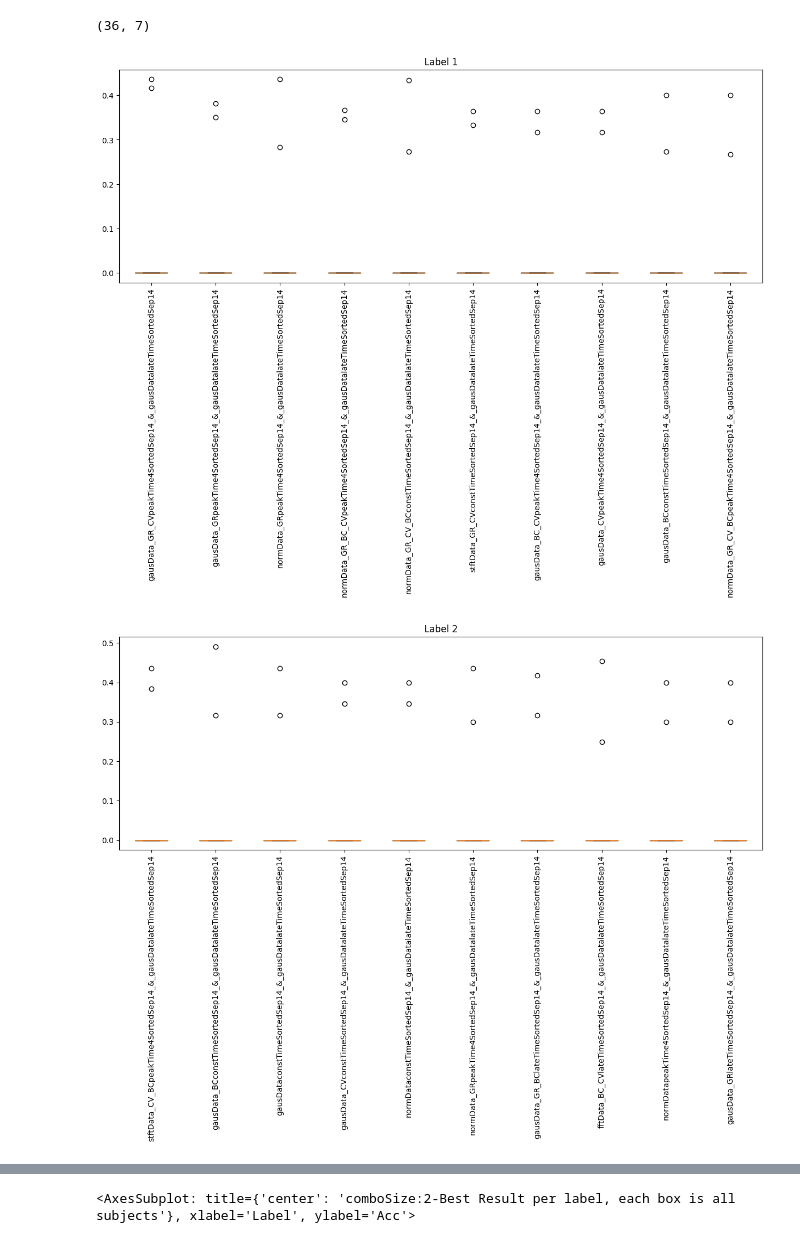
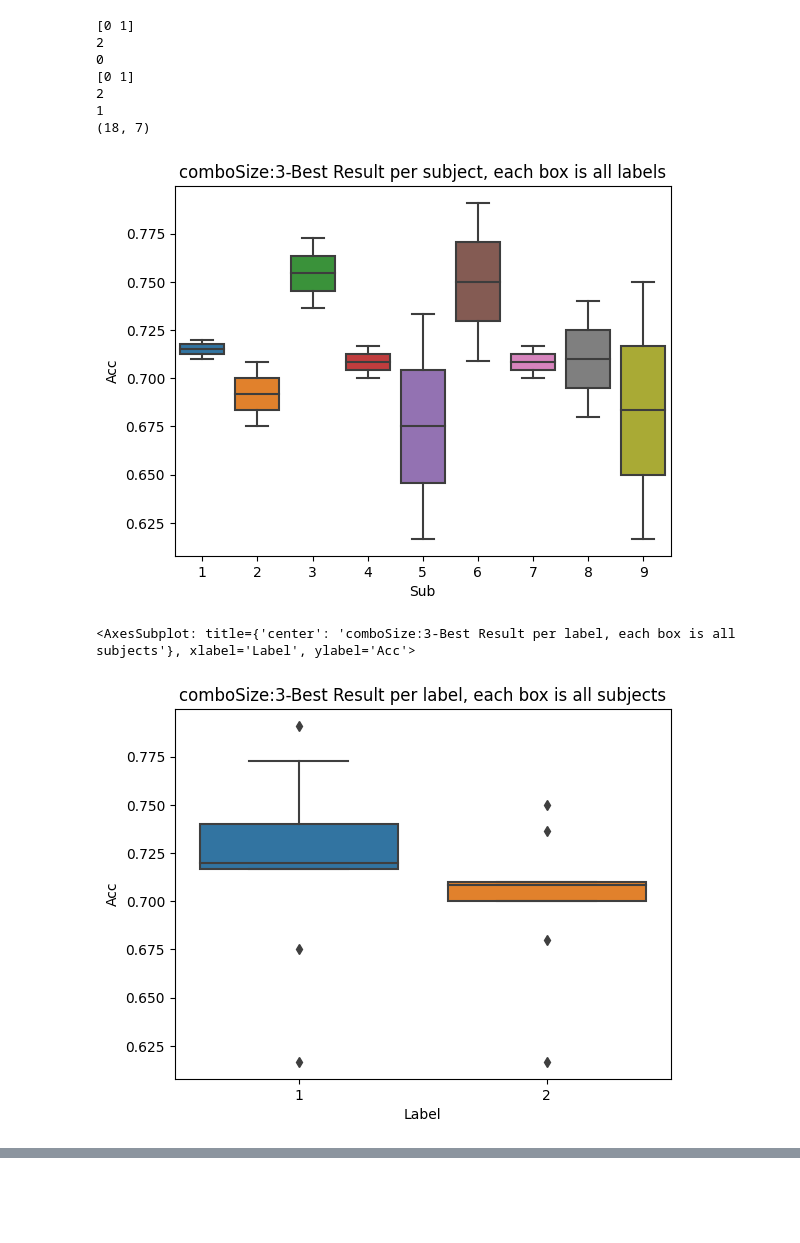
Before and after one commit to JuliaAlmaLuna/InnerSpeechEEGDecoding, a Jupyter notebook: makeTables.ipynb, the cells around one changed output, grey strips where cells are left out. Saved outputs shown, nothing was run; the diff lists cells and outputs as text; code cells hidden in the pictures; blank space fills up the shorter version.

Commit message:
PlotsAndTooGoodAccAgain

```diff
--- a/makeTables.ipynb
+++ b/makeTables.ipynb
@@ -13,16 +13,21 @@ import os
 saveFolderName = "peak"
 genSavePath = f"{os.getcwd()}/SavedResults/"
 # %%
+import paradigmSetting
+day = "01" # Which month and days result you want to visualize in table
+month = 12
+# paradigm = paradigmSetting.upDownRightLeftVis()
+#paradigm = paradigmSetting.rightLeftVis()
+paradigm = paradigmSetting.upDownVis()
+nrOfLabels = 2
 
-day = "30" # Which month and days result you want to visualize in table
-month = 11
+paraName = paradigm[0]
+cmbSize = 3
+repetitionValue = 46
+featureSelect = "OnlySepOnlyCurr01th"
 
-paraName = "udrlI"
-cmbSize = 2
-repetitionValue = 41
-featureSelect = "OnlySepOnlyCurr01th"
-labels = np.arange(4)
-saveTop = False
+labels = np.arange(nrOfLabels)
+saveTop = True
 # %%
 repetitionName = f"{paraName}{cmbSize}c{featureSelect}" #"debuggingOnlyCurrthreeAv2correct" #"debuggingOnlyPreNotCurrthreeAv2Correct"# "testAvgDoubleBC4labelsinner2c" # "testAvgDoubleBC4labels1c" # #"peak4-const3-i-ud-global-10-3c"  # "i-ud-global-05-2c" # # "withFixedButWorse3"# #  "udrli1feattestanglnoBC"  # "udrliplotnoAda3"  #  "udrlBC4CVTest" #
 #  "udrliplotnoAda3hyperparams"
@@ -151,6 +228,6 @@ def plotTop(topPerFeature, featCombos, label):
         # print("")
 # %%
-
+# All results table
 nameDict = dict()
 nrOfNames = 0
 kernelDict = dict()
@@ -198,7 +275,7 @@ for featCombo in featCombos:
 timesPerCombo = np.zeros([comboNumber])
 nrOfCombination = len(allCombinations)
 combinationResult = np.zeros([subjectAmount, len(allCombinations), 2])
-combinationResultSep = np.zeros([subjectAmount, len(allCombinations), 6])
+combinationResultSep = np.zeros([subjectAmount, len(allCombinations), nrOfLabels+2])
 combinationAmounts = np.zeros([subjectAmount, len(allCombinations)])
 
 nrOfSeedsPerSubject = np.zeros(subjectAmount)
@@ -223,15 +300,17 @@ for s, subject in enumerate(results):
                 aName = aResults2[0]
                 ares = aResults2[1][0]
                 sepRes = aResults2[1]
+                # print(sepRes)
+                # print(ares)
                 akernel = aResults2[2]
                 aC = aResults2[3]
                 timesPerCombo[combinationDict[f"{aName},{akernel},{aC}"]] = timesPerCombo[combinationDict[f"{aName},{akernel},{aC}"]]  + 1
                 if combinationDict.get(f"{aName},{akernel},{aC}") is not None:
                     combinationResult[currSubj, combinationDict[f"{aName},{akernel},{aC}"]] = [int(combinationDict[f"{aName},{akernel},{aC}"]),
                                                                                            combinationResult[currSubj, combinationDict[f"{aName},{akernel},{aC}"]][1] + ares]
-                    for ind, seperRes in enumerate(sepRes):
+                    for ind, seperRes in enumerate(sepRes[1:]):
                         combinationResultSep[currSubj, combinationDict[f"{aName},{akernel},{aC}"]][0] = int(combinationDict[f"{aName},{akernel},{aC}"])
-                        combinationResultSep[currSubj, combinationDict[f"{aName},{akernel},{aC}"]][ind] += seperRes
+                        combinationResultSep[currSubj, combinationDict[f"{aName},{akernel},{aC}"]][ind+1] += seperRes
                     combinationResultSep[currSubj, combinationDict[f"{aName},{akernel},{aC}"]][-1] += ares
                 # print(combinationDict[f"{aName},{akernel},{aC}"])
 
@@ -350,39 +429,47 @@ for label in labels:
         allCombinations=allCombinations,
         featCombos=featCombos,
         label=label,
-        nrOfCombination=nrOfCombination)
+        nrOfCombination=nrOfCombination,
+        labels=labels)
     table = pd.DataFrame(subjectResultArray[1:], columns=headers, index=np.arange(9)+1)
     newTopTen = []
     for feat in topThreeAllSubjects[1:]:
         newTopTen.append(np.concatenate([feat[0], [label+1, paraName]]))
     newTopTen = np.array(newTopTen)
     allResults.append([subjectResultArray, comboAverage, comboTotal, nrOfSubjects, headers, newTopTen, newTopTen, topPerFeature])
-    plotTop(topPerFeature, featCombos, label)
+
 
 testDf = pd.DataFrame()
 subjectResultArrayList = []
 topThreeAllSubjectsList = []
 newTopTenList = []
 
 for row in allResults:
     subjectResultArrayList.append(row[0])
     topThreeAllSubjectsList.append(row[5])
     newTopTenList.append(row[6])
 topThreeAllSubjectsList = np.array(topThreeAllSubjectsList)
 topThreeAllSubjectsList = np.reshape(topThreeAllSubjectsList, [-1,topThreeAllSubjectsList.shape[-1] ])
 print(topThreeAllSubjectsList.shape)
 topDF = pd.DataFrame(topThreeAllSubjectsList, columns = ["Acc", "Sub", "Feat", "Kernel", "C", "Label", "Paradigm" ])
 import seaborn as sns
 topDF["Acc"] = pd.to_numeric(topDF["Acc"])
 if saveTop:
-    topDF.to_csv(f"topFeaturesResults/topPerLabel-pra-{paraName}-cmb-{cmbSize}")
+    topDF.to_csv(f"topFeaturesResults/topPerSubj-para-{paraName}-cmb-{cmbSize}")
 plt.figure()
 sns.boxplot(topDF, y = "Acc", x="Sub") # ,  , col="Label"
 plt.title(f"comboSize:{cmbSize}-Best Result per subject, each box is all labels")
 plt.show()
 plt.title(f"comboSize:{cmbSize}-Best Result per label, each box is all subjects")
 sns.boxplot(topDF, y = "Acc", x="Label") # ,
 # %% [output]
-(36, 7)
+[0 1]
+2
+0
+[0 1]
+2
+1
+(18, 7)
-[figure, old version]
+[figure, new version]
+<AxesSubplot: title={'center': 'comboSize:3-Best Result per label, each box is all subjects'}, xlabel='Label', ylabel='Acc'>
-[figure, old version]
+[figure, new version]
@@ -392 +475,0 @@ sns.boxplot(topDF, y = "Acc", x="Label") # ,
-<AxesSubplot: title={'center': 'comboSize:2-Best Result per label, each box is all subjects'}, xlabel='Label', ylabel='Acc'>
```
Also changed, not shown: parts of 19 cells of this notebook, 20 other files.
